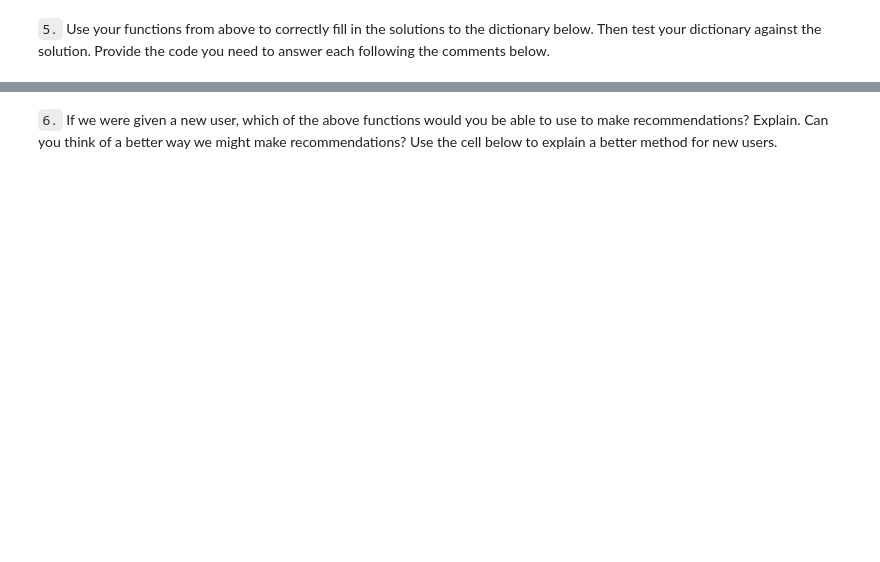
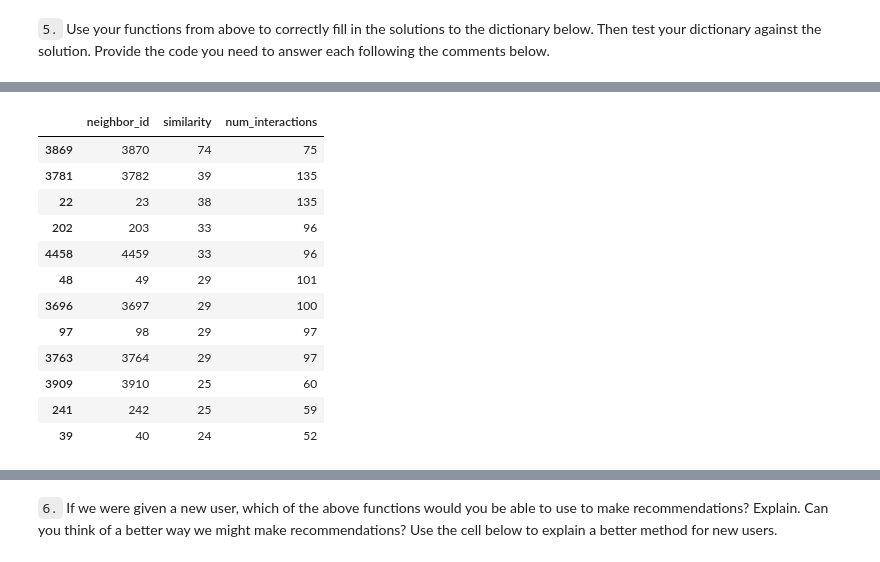
Before and after one commit to rindhane/DataMusings, a Jupyter notebook: IBM_recommendations/Recommendations_with_IBM.ipynb, the cells around one changed output, grey strips where cells are left out. Saved outputs shown, nothing was run; the diff lists cells and outputs as text; code cells hidden in the pictures; blank space fills up the shorter version.

```diff
--- a/IBM_recommendations/Recommendations_with_IBM.ipynb
+++ b/IBM_recommendations/Recommendations_with_IBM.ipynb
@@ -278,19 +278,24 @@ def create_user_item_matrix(df):
     an article and a 0 otherwise
     '''
     # Fill in the function here
-    result=dict()
+
     total=set(df['article_id'].unique())
     user_item=pd.DataFrame(columns=['user_id']+list(total))
+    #loop for each user on which article he has seen and not seen.
     for user in df['user_id'].unique():
+        result=dict()
         result['user_id']=user
+        #get all rows related to user in interation dataframe
         rows=np.where(df['user_id'].values==user)[0]
-        seen=set(df.loc[rows]['article_id'])
+        #extract articles from the obtain rows
+        seen=set(df.iloc[rows]['article_id'])
         unseen=total-seen
+        #mark all articles that user have seen
         result.update(dict([(i,1) for i in seen]))
+        #mark all articles that user have not seen
         result.update(dict([(i,0) for i in unseen]))
         user_item=user_item.append(pd.DataFrame(result,index=[0]),ignore_index=True)
-        user_item=user_item.set_index('user_id')
-
+    user_item=user_item.set_index('user_id')
     return user_item # return the user_item matrix
 
 user_item = create_user_item_matrix(df)
@@ -479,10 +484,16 @@ def get_top_sorted_users(user_id, df=df, user_item=user_item):
     '''
     # Your code here
     tmp=dict()
+    neighbors_df=pd.DataFrame(columns=['neighbor_id','similarity','num_interactions'])
     for user in user_item.index:
-        result.append(np.dot(user_item.loc[user_id].values,user_item.loc[user].values))
-
-
+        tmp['neighbor_id']=user
+        tmp['similarity']=np.dot(user_item.loc[user_id].values,user_item.loc[user].values)
+        tmp['num_interactions']=user_item.loc[user].values.sum()
+        tmp=pd.Series(tmp)
+        neighbors_df=neighbors_df.append(tmp,ignore_index=True)
+    self=neighbors_df[neighbors_df.neighbor_id==user_id].index.values
+    neighbors_df=neighbors_df.drop(self,axis=0)
+    neighbors_df=neighbors_df.sort_values(by=['similarity','num_interactions'],ascending=False)
     return neighbors_df # Return the dataframe specified in the doc_string
 
 
@@ -510,7 +521,19 @@ def user_user_recs_part2(user_id, m=10):
 
     '''
     # Your code here
-
+    #get sorted neighbors of given user_id as per similarity and no. of interactions
+    neighbors_df=get_top_sorted_users(user_id)
+    recs=set()
+    seen, _ = get_user_articles(user_id)
+    for i in neighbors_df.index:
+        #get articles sorted as per their no.of interactions
+        article_ids, _ =get_user_articles(neighbors_df.loc[i].neighbor_id)
+        recs=recs.union(set(article_ids)-set(seen))
+        if len(recs)>=m:
+            break
+    recs=list(recs)
+    recs=recs[:m]
+    rec_names=get_article_names(recs)
     return recs, rec_names
 # %%
 # Quick spot check - don't change this code - just use it to test your functions
@@ -525,3 +564,20 @@ print(rec_names)
+# %%
+#checking top 12 most similar users to user 131
+get_top_sorted_users(131).head(12)
+# %% [output]
+|  | neighbor_id | similarity | num_interactions |
+| 3869 | 3870 | 74 | 75 |
+| 3781 | 3782 | 39 | 135 |
+| 22 | 23 | 38 | 135 |
+| 202 | 203 | 33 | 96 |
+| 4458 | 4459 | 33 | 96 |
+| 48 | 49 | 29 | 101 |
+| 3696 | 3697 | 29 | 100 |
+| 97 | 98 | 29 | 97 |
+| 3763 | 3764 | 29 | 97 |
+| 3909 | 3910 | 25 | 60 |
+| 241 | 242 | 25 | 59 |
+| 39 | 40 | 24 | 52 |
 # %%
 ### Tests with a dictionary of results
 
```
Also changed, not shown: parts of 30 cells of this notebook, 3 other files.
